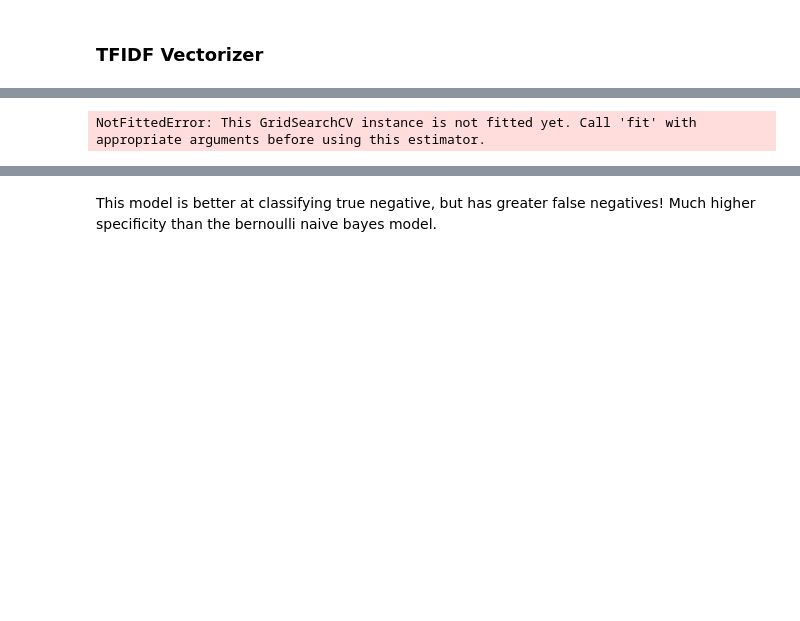
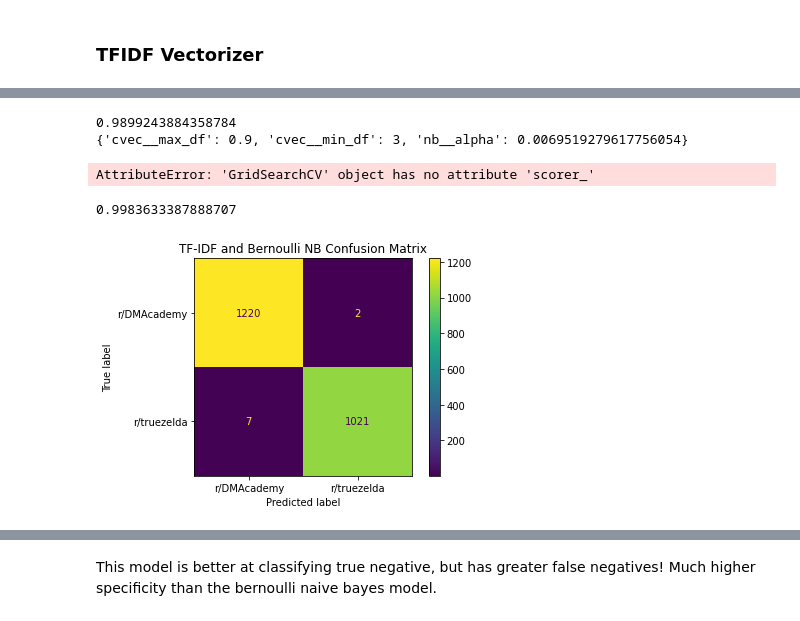
Before and after one commit to dgumustel/nlp_predictive_models, a Jupyter notebook: notebooks/04_dnd_zelda_model.ipynb, the cells around one changed output, grey strips where cells are left out. Cells and saved outputs as stored; diff of their text form; code cells hidden in the pictures; blank space fills up the shorter version.

```diff
--- a/notebooks/04_dnd_zelda_model.ipynb
+++ b/notebooks/04_dnd_zelda_model.ipynb
@@ -166,6 +176,5 @@ cvec = CountVectorizer()
 # %%
 pipe = Pipeline([
-    ('cvec', CountVectorizer()),
+    ('cvec', CountVectorizer(stop_words=stop_words)),
     ('nb', BernoulliNB())
 ])
-pipe.fit(X_train, y_train)
@@ -225,17 +249,16 @@ X_train_df.sum().sort_values(ascending=True).head(150).plot(kind='barh');
 # %%
 pipe_tvec = Pipeline([
-    ('tvec', TfidfVectorizer()),
+    ('vectorizer', TfidfVectorizer(), CountVectorizer()),
     ('nb', BernoulliNB())
 ])
 # %%
 pipe_tvec_params = {
     #'tvec__max_features': [2000, 3000, 4000, 5000],
-    'tvec__stop_words': [None, 'english'],
-    'tvec__ngram_range': [(1, 1), (1, 2)],
+    #'tvec__stop_words': [None, 'english'],
     'nb__alpha':np.logspace(-3, 1, 100)
 }
 # %%
-gs_tvec = GridSearchCV(pipe_tvec, param_grid = pipe_tvec_params, cv=5)
+gs_tvec = GridSearchCV(pipe_tvec, param_grid = pipe_tvec_params, cv=5, n_jobs=-1, verbose=2)
 # %%
 %time gs_tvec.fit(X_train, y_train)
 # %% [output]
@@ -243,7 +273,13 @@ KeyboardInterrupt:
+# %%
+print(gs.best_score_)
+print(gs.best_params_)
+# %% [output]
+0.9899243884358784
+{'cvec__max_df': 0.9, 'cvec__min_df': 3, 'nb__alpha': 0.0069519279617756054}
 # %%
 gs_tvec.score(X_train, y_train)
 # %% [output]
-NotFittedError: This GridSearchCV instance is not fitted yet. Call 'fit' with appropriate arguments before using this estimator.
+AttributeError: 'GridSearchCV' object has no attribute 'scorer_'
 # %%
 gs_tvec.score(X_test, y_test)
 # %%
@@ -254,3 +290,5 @@ tn, fp, fn, tp = cm.ravel()
 
 specificity = tn / (tn + fp)
 specificity
+# %% [output]
+0.9983633387888707
@@ -258,0 +295,6 @@ ConfusionMatrixDisplay(cm).plot();
+# %%
+ConfusionMatrixDisplay(cm, display_labels=['r/DMAcademy','r/truezelda']).plot();
+plt.title('TF-IDF and Bernoulli NB Confusion Matrix')
+plt.savefig('../visualizations/bnb_tfidf_confusion_matrix.png')
+# %% [output]
+[figure, added]
```
Also changed, not shown: parts of 38 cells of this notebook, 15 other files.
